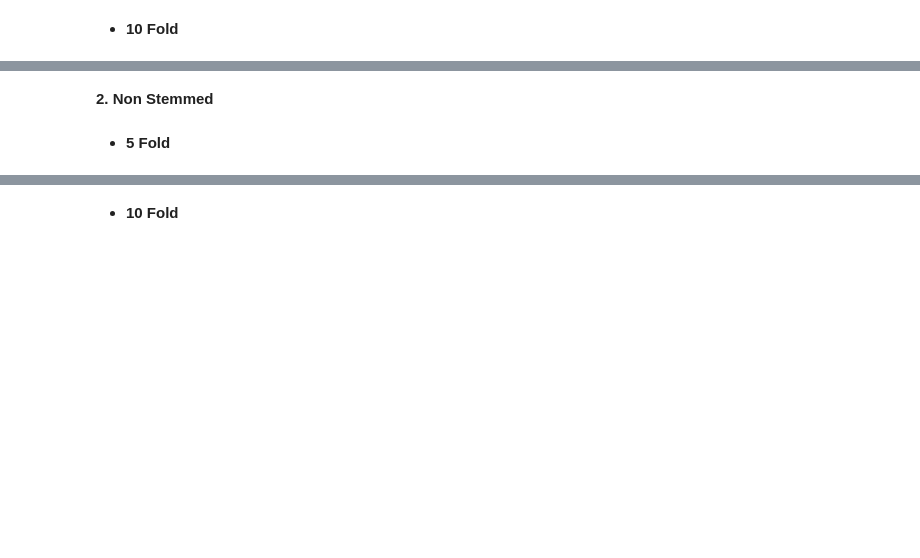
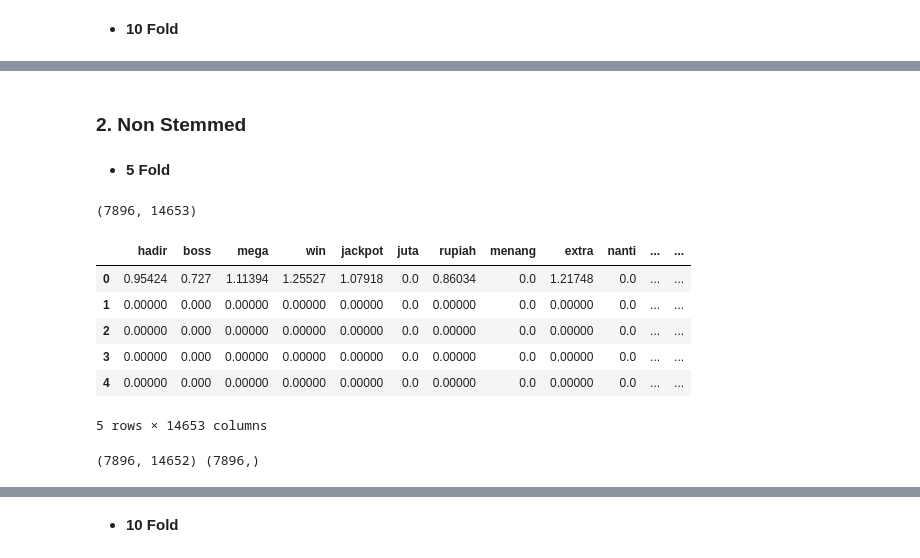
Before and after one commit to anggawidiarta/SentimentAnalysis-XGBoost, a Jupyter notebook: code/modeling_data.ipynb, the cells around one changed output, grey strips where cells are left out. Cells and saved outputs as stored; diff of their text form; code cells hidden in the pictures; blank space fills up the shorter version.

```diff
--- a/code/modeling_data.ipynb
+++ b/code/modeling_data.ipynb
@@ -474,6 +558,28 @@ print("Accuracy: %.2f%% (%.2f%%)" % (result2.mean() * 100, result2.std() * 100))
 # %% [markdown]
-**2. Non Stemmed**
+### **2. Non Stemmed**
 # %%
-df_aug_noStem = pd.read_csv("", sep="\t")
+df_aug_noStem = pd.read_csv('../dataset/INA_TweetsPPKM_TFRF_DS2_NoStem.csv',sep='\t')
 # %% [markdown]
 - **5 Fold**
+# %%
+df_aug_noStem.shape
+# %% [output]
+(7896, 14653)
+# %%
+df_aug_noStem.head()
+# %% [output]
+|  | hadir | boss | mega | win | jackpot | juta | rupiah | menang | extra | nanti | ... | ... |
+| 0 | 0.95424 | 0.727 | 1.11394 | 1.25527 | 1.07918 | 0.0 | 0.86034 | 0.0 | 1.21748 | 0.0 | ... | ... |
+| 1 | 0.00000 | 0.000 | 0.00000 | 0.00000 | 0.00000 | 0.0 | 0.00000 | 0.0 | 0.00000 | 0.0 | ... | ... |
+| 2 | 0.00000 | 0.000 | 0.00000 | 0.00000 | 0.00000 | 0.0 | 0.00000 | 0.0 | 0.00000 | 0.0 | ... | ... |
+| 3 | 0.00000 | 0.000 | 0.00000 | 0.00000 | 0.00000 | 0.0 | 0.00000 | 0.0 | 0.00000 | 0.0 | ... | ... |
+| 4 | 0.00000 | 0.000 | 0.00000 | 0.00000 | 0.00000 | 0.0 | 0.00000 | 0.0 | 0.00000 | 0.0 | ... | ... |
+5 rows × 14653 columns
+# %%
+X = df_aug_noStem.drop(
+    "sentiment", axis=1
+)  # Mengambil fitur dengan menghapus kolom "sentiment" dari df_noAug_stem
+y = df_aug_noStem["sentiment"]  # Mengambil variabel target "sentiment" dari df_noAug_stem
+print(X.shape, y.shape)  # Menampilkan bentuk (shape) dari X dan y
+# %% [output]
+(7896, 14652) (7896,)
```
Also changed, not shown: parts of 9 cells of this notebook, 3 other files.
